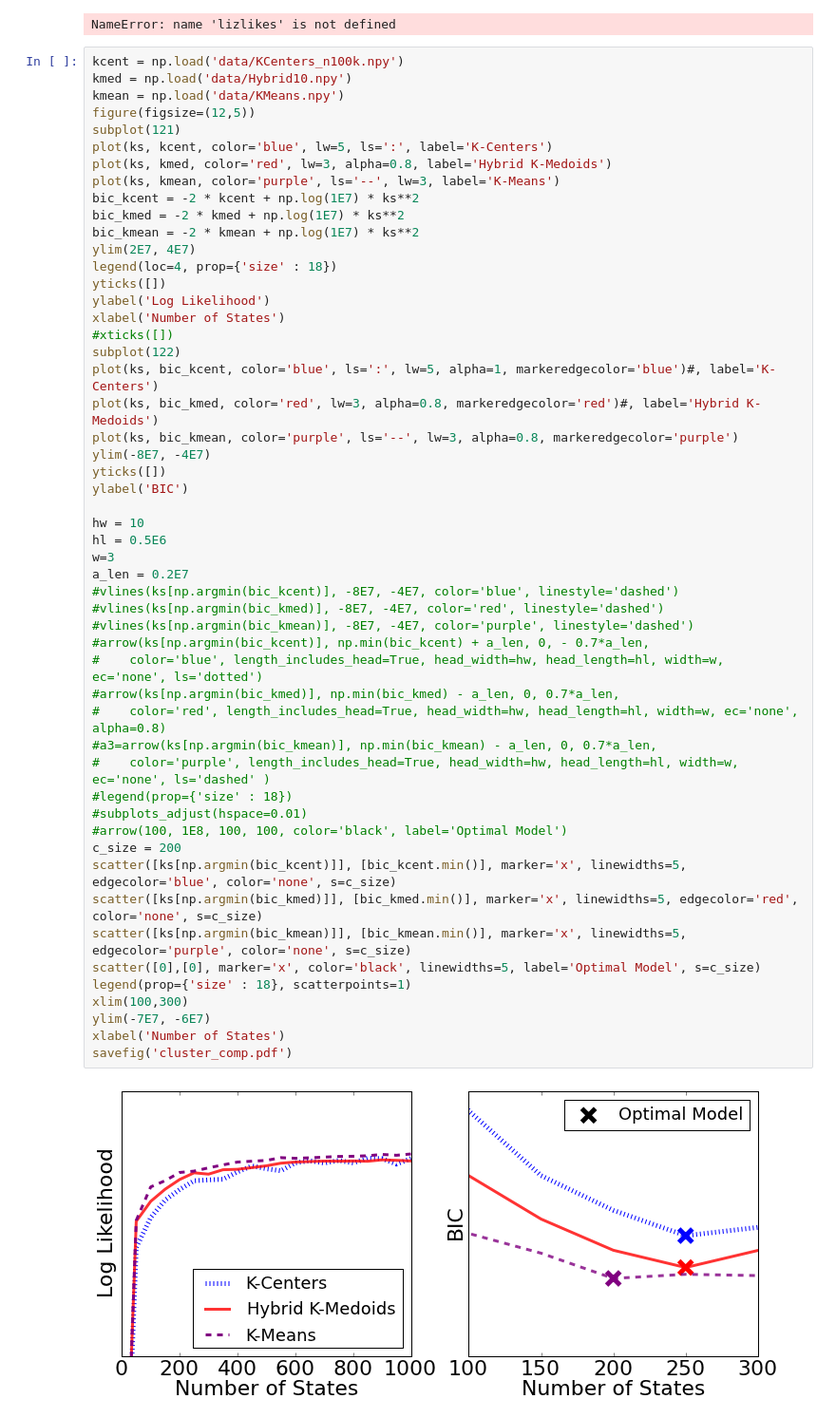
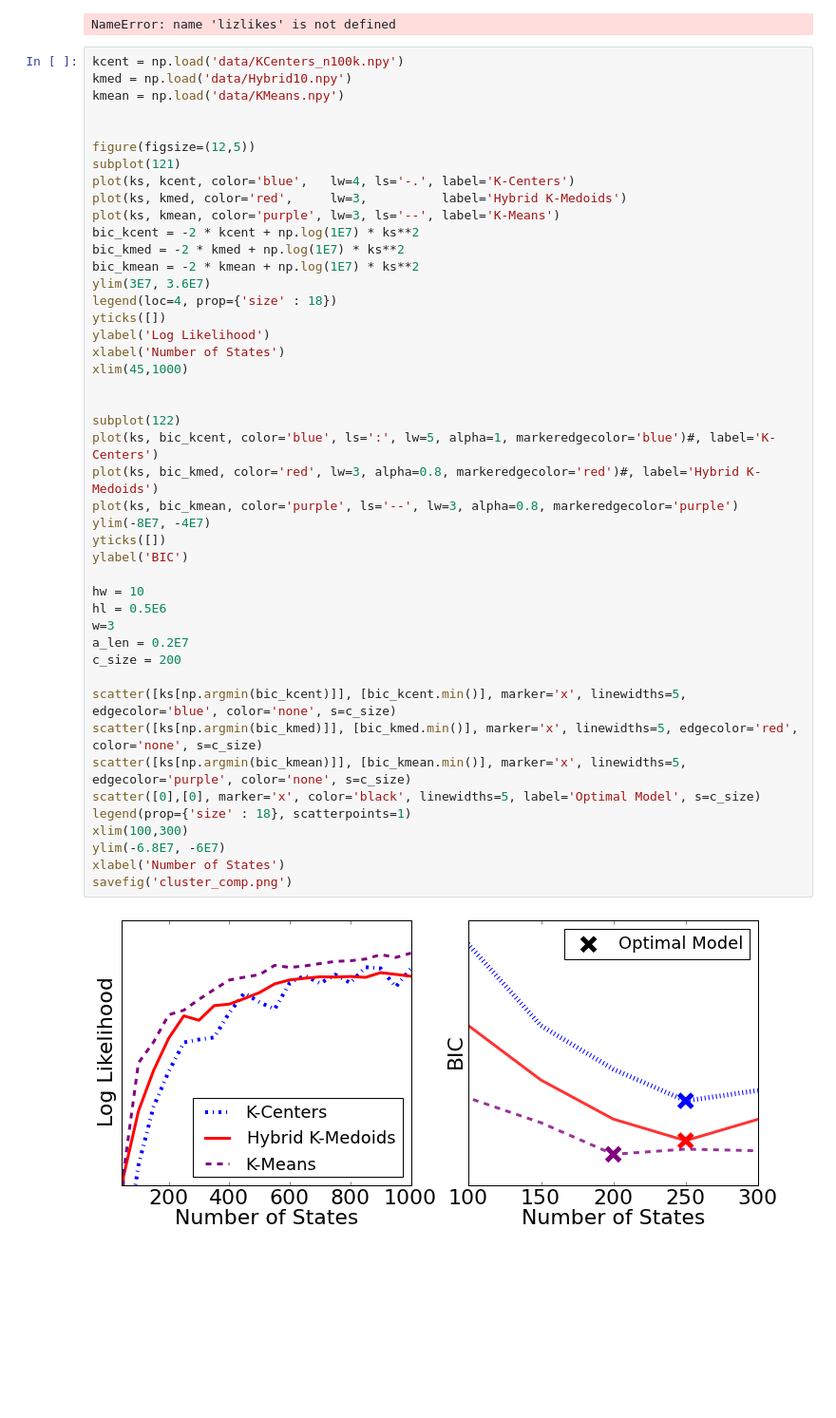
Before and after one commit to rmcgibbo/opt-k, a Jupyter notebook: muller/likelihoods.ipynb, the cells around one changed output. Shown at 95% size. Saved outputs shown, nothing was run; the diff lists cells and outputs as text; blank space fills up the shorter version.

```diff
--- a/muller/likelihoods.ipynb
+++ b/muller/likelihoods.ipynb
@@ -149,53 +149,46 @@ NameError: name 'lizlikes' is not defined
 kcent = np.load('data/KCenters_n100k.npy')
 kmed = np.load('data/Hybrid10.npy')
 kmean = np.load('data/KMeans.npy')
+
+
 figure(figsize=(12,5))
 subplot(121)
-plot(ks, kcent, color='blue', lw=5, ls=':', label='K-Centers')
-plot(ks, kmed, color='red', lw=3, alpha=0.8, label='Hybrid K-Medoids')
-plot(ks, kmean, color='purple', ls='--', lw=3, label='K-Means')
+plot(ks, kcent, color='blue',   lw=4, ls='-.', label='K-Centers')
+plot(ks, kmed, color='red',     lw=3,          label='Hybrid K-Medoids')
+plot(ks, kmean, color='purple', lw=3, ls='--', label='K-Means')
 bic_kcent = -2 * kcent + np.log(1E7) * ks**2
 bic_kmed = -2 * kmed + np.log(1E7) * ks**2
 bic_kmean = -2 * kmean + np.log(1E7) * ks**2
-ylim(2E7, 4E7)
+ylim(3E7, 3.6E7)
 legend(loc=4, prop={'size' : 18})
 yticks([])
 ylabel('Log Likelihood')
 xlabel('Number of States')
-#xticks([])
+xlim(45,1000)
+
+
 subplot(122)
 plot(ks, bic_kcent, color='blue', ls=':', lw=5, alpha=1, markeredgecolor='blue')#, label='K-Centers')
 plot(ks, bic_kmed, color='red', lw=3, alpha=0.8, markeredgecolor='red')#, label='Hybrid K-Medoids')
 plot(ks, bic_kmean, color='purple', ls='--', lw=3, alpha=0.8, markeredgecolor='purple')
 ylim(-8E7, -4E7)
 yticks([])
 ylabel('BIC')
 
 hw = 10
 hl = 0.5E6
 w=3
 a_len = 0.2E7
-#vlines(ks[np.argmin(bic_kcent)], -8E7, -4E7, color='blue', linestyle='dashed')
-#vlines(ks[np.argmin(bic_kmed)], -8E7, -4E7, color='red', linestyle='dashed')
-#vlines(ks[np.argmin(bic_kmean)], -8E7, -4E7, color='purple', linestyle='dashed')
-#arrow(ks[np.argmin(bic_kcent)], np.min(bic_kcent) + a_len, 0, - 0.7*a_len,
-#    color='blue', length_includes_head=True, head_width=hw, head_length=hl, width=w, ec='none', ls='dotted')
-#arrow(ks[np.argmin(bic_kmed)], np.min(bic_kmed) - a_len, 0, 0.7*a_len,
-#    color='red', length_includes_head=True, head_width=hw, head_length=hl, width=w, ec='none', alpha=0.8)
-#a3=arrow(ks[np.argmin(bic_kmean)], np.min(bic_kmean) - a_len, 0, 0.7*a_len,
-#    color='purple', length_includes_head=True, head_width=hw, head_length=hl, width=w, ec='none', ls='dashed' )
-#legend(prop={'size' : 18})
-#subplots_adjust(hspace=0.01)
-#arrow(100, 1E8, 100, 100, color='black', label='Optimal Model')
 c_size = 200
+
 scatter([ks[np.argmin(bic_kcent)]], [bic_kcent.min()], marker='x', linewidths=5, edgecolor='blue', color='none', s=c_size)
 scatter([ks[np.argmin(bic_kmed)]], [bic_kmed.min()], marker='x', linewidths=5, edgecolor='red', color='none', s=c_size)
 scatter([ks[np.argmin(bic_kmean)]], [bic_kmean.min()], marker='x', linewidths=5, edgecolor='purple', color='none', s=c_size)
 scatter([0],[0], marker='x', color='black', linewidths=5, label='Optimal Model', s=c_size)
 legend(prop={'size' : 18}, scatterpoints=1)
 xlim(100,300)
-ylim(-7E7, -6E7)
+ylim(-6.8E7, -6E7)
 xlabel('Number of States')
-savefig('cluster_comp.pdf')
+savefig('cluster_comp.png')
 # %% [output]
-[figure, old version]
+[figure, new version]
```
Also changed, not shown: parts of 3 cells of this notebook, 7 other files.
